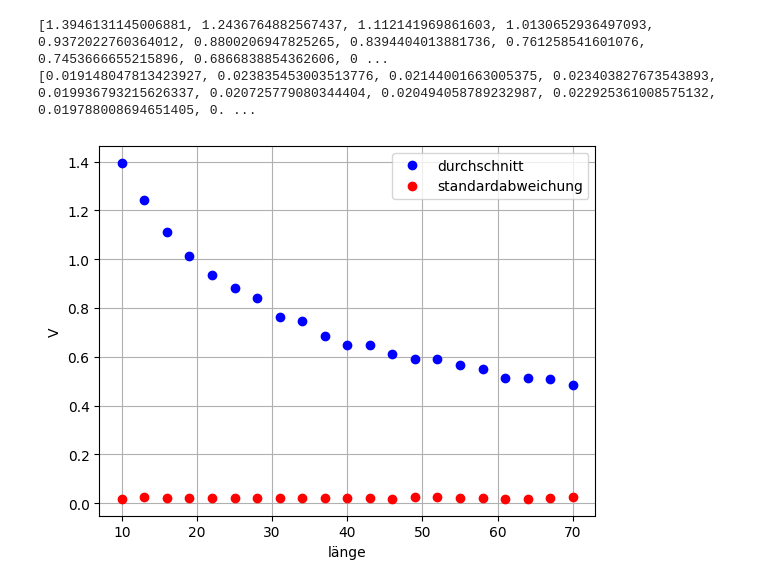
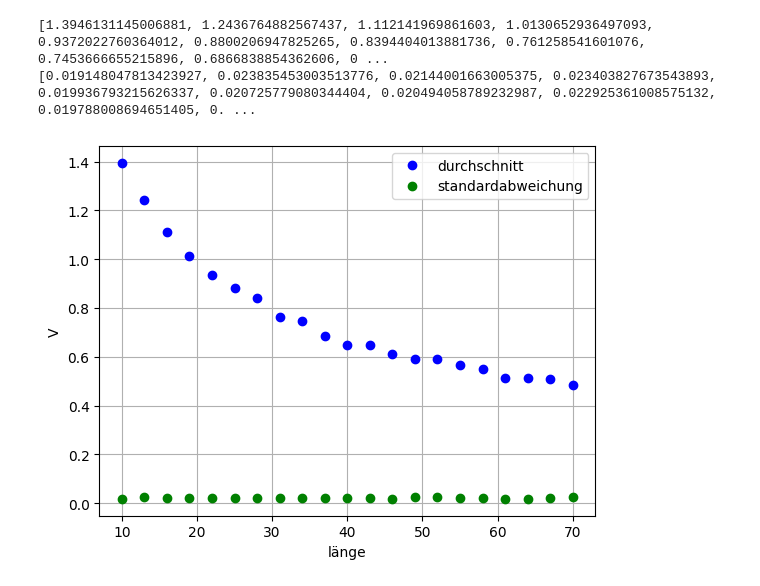
Before and after one commit to Florian11111/SSS, a Jupyter notebook: versuch 1/auswertung.ipynb, the cells around one changed output. Saved outputs shown, nothing was run; the diff lists cells and outputs as text; code cells hidden in the pictures.

```diff
--- a/versuch 1/auswertung.ipynb
+++ b/versuch 1/auswertung.ipynb
@@ -28,12 +32,12 @@ print(standardabweichung)
 # %%
 l = [l for l in range(10, 73, 3)]
 plt.plot(l, durchschnitt,'bo', label='durchschnitt')
-plt.plot(l, standardabweichung, 'ro', label='standardabweichung')
+plt.plot(l, standardabweichung,'go', label='standardabweichung')
 plt.legend()
 
 plt.xlabel('länge')
 plt.ylabel('V')
 plt.grid(True)
 plt.show()
 # %% [output]
-[figure, old version]
+[figure, new version]
```
Also changed, not shown: parts of 5 cells of this notebook, 2 other files.
